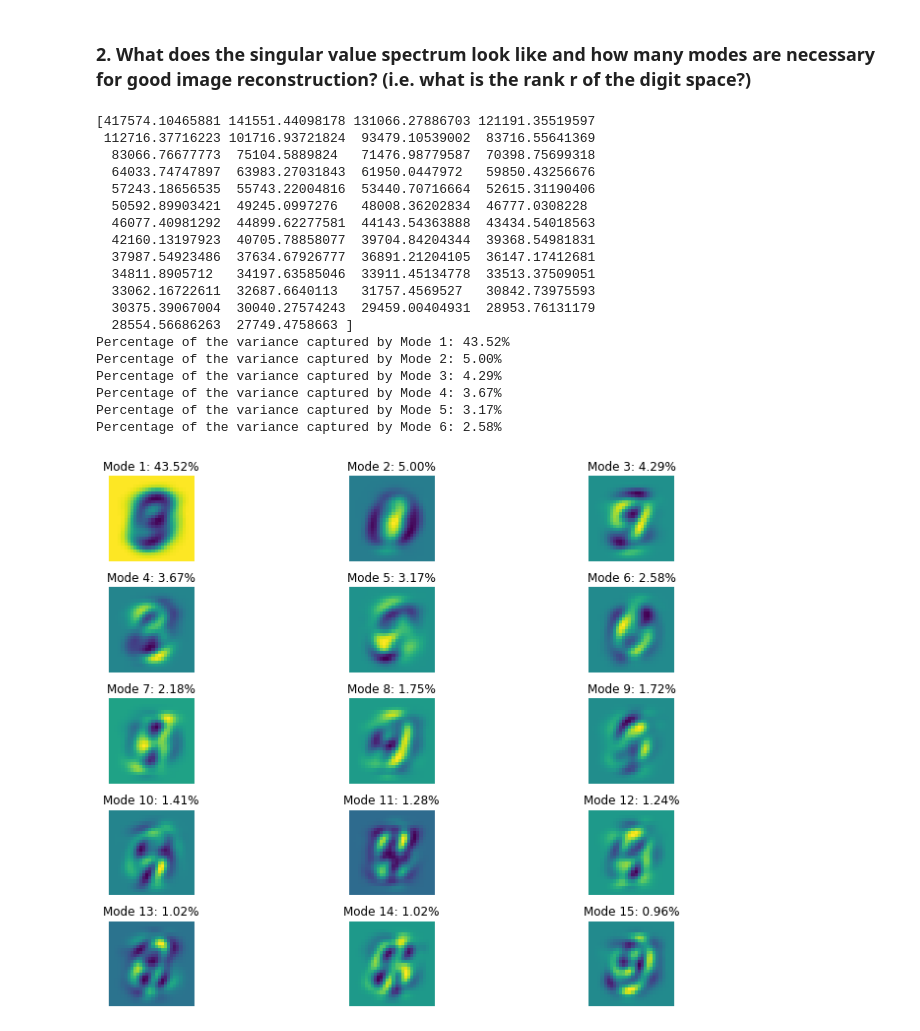
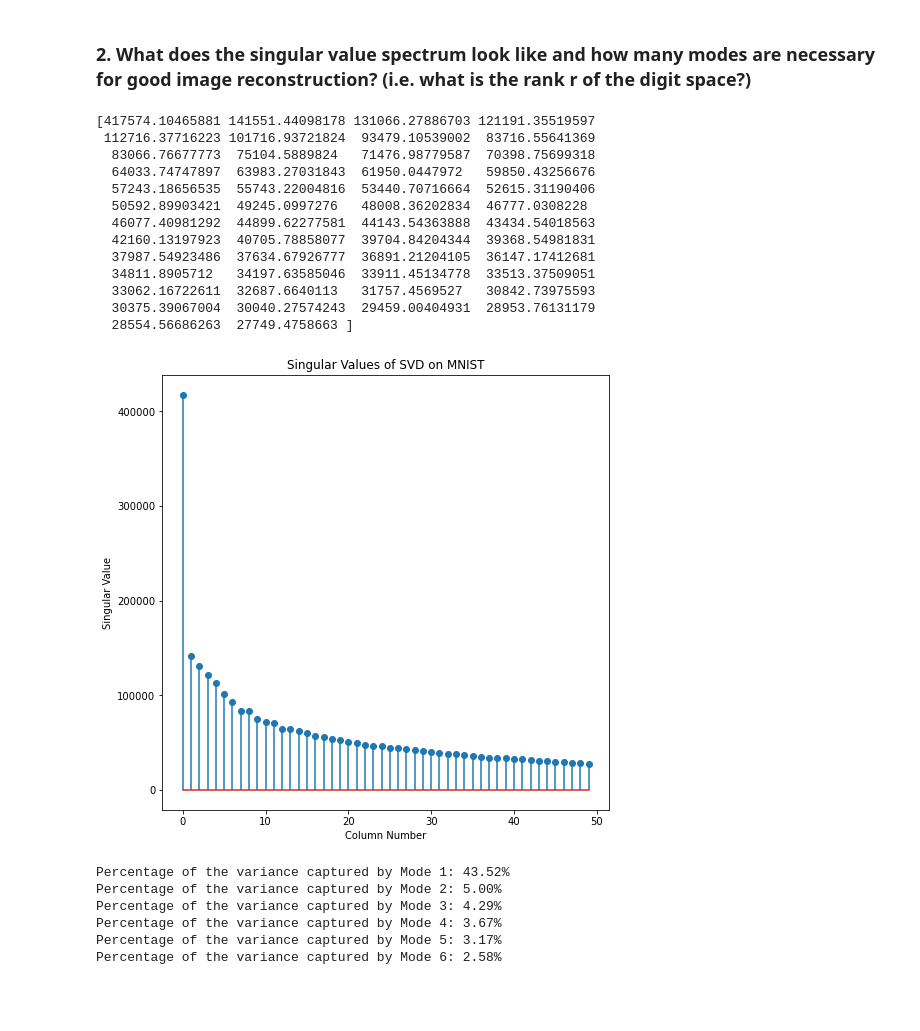
Before and after one commit to ewan-lister/EE-399, a Jupyter notebook: Homework/HW3/HW3_Code.ipynb, the cells around one changed output. Drawn from its saved outputs; the diff is of its cells as text; code cells hidden in the pictures; blank space fills up the shorter version.

Commit message:
Added some more images

```diff
--- a/Homework/HW3/HW3_Code.ipynb
+++ b/Homework/HW3/HW3_Code.ipynb
@@ -37,26 +37,23 @@ U, S, Vt = np.linalg.svd(data, full_matrices=False)
 # %% [markdown]
 ### 2. What does the singular value spectrum look like and how many modes are necessary for good image reconstruction? (i.e. what is the rank r of the digit space?)
 # %%
+# initialize white facecolor for plots
+w = 'white'
+
 # print first 50 singular values
 print(S[0:50])
 
 # Plot singular values
 plt.figure(figsize=(8, 8))
-plt.stem(np.arange(0, S.size), S, cmap='viridis')
-plt.colorbar()
+plt.stem(np.arange(0, 50), S[0:50])
 
 # Set the title and axes labels
-plt.title('Correlation Matrix of Selected Images')
-plt.xlabel('Image Index')
-plt.ylabel('Image Index')
-
-# Adjust the axes range and ticks
-plt.xticks(np.arange(0, 10), image_indices)
-plt.yticks(np.arange(0, 10), image_indices)
-
+plt.title('Singular Values of SVD on MNIST')
+plt.xlabel('Column Number')
+plt.ylabel('Singular Value')
 
 # Show the plot
-plt.savefig('./Figures/correlation_matrix_10.jpg')
+plt.savefig('./Figures/first_50_singular_values.png', facecolor=w)
 plt.show()
 
 # Compute the total variance captured by all modes
@@ -69,40 +66,40 @@ variance_captured = (S ** 2) / total_variance_captured
 percentage_variance_captured = variance_captured * 100
 
 # Print the percentage of the variance captured by each mode
 for i in range(6):
     print("Percentage of the variance captured by Mode {}: {:.2f}%".format(i+1, percentage_variance_captured[i]))
 
 # Plot the first six modes as images
-fig, axs = plt.subplots(5, 3, figsize=(12, 8))
+fig, axs = plt.subplots(10, 3, figsize=(12, 8))
 
-for i in range(15):
+for i in range(30):
     row = i // 3
     col = i % 3
     axs[row, col].imshow(U[:, i].reshape(28, 28), cmap='viridis')
     axs[row, col].set_title('Mode {}: {:.2f}%'.format(i+1, percentage_variance_captured[i]))
     axs[row, col].axis('off')
 
 plt.tight_layout()
-plt.savefig('./Figures/first_6_modes.jpg')
+plt.savefig('./Figures/first_6_modes.jpg', facecolor=w)
 plt.show()
 # %% [output]
 [417574.10465881 141551.44098178 131066.27886703 121191.35519597
  112716.37716223 101716.93721824  93479.10539002  83716.55641369
   83066.76677773  75104.5889824   71476.98779587  70398.75699318
   64033.74747897  63983.27031843  61950.0447972   59850.43256676
   57243.18656535  55743.22004816  53440.70716664  52615.31190406
   50592.89903421  49245.0997276   48008.36202834  46777.0308228
   46077.40981292  44899.62277581  44143.54363888  43434.54018563
   42160.13197923  40705.78858077  39704.84204344  39368.54981831
   37987.54923486  37634.67926777  36891.21204105  36147.17412681
   34811.8905712   34197.63585046  33911.45134778  33513.37509051
   33062.16722611  32687.6640113   31757.4569527   30842.73975593
   30375.39067004  30040.27574243  29459.00404931  28953.76131179
   28554.56686263  27749.4758663 ]
-Percentage of the variance captured by Mode 1: 43.52%
-Percentage of the variance captured by Mode 2: 5.00%
-Percentage of the variance captured by Mode 3: 4.29%
-Percentage of the variance captured by Mode 4: 3.67%
-Percentage of the variance captured by Mode 5: 3.17%
-Percentage of the variance captured by Mode 6: 2.58%
-[figure, old version]
+[figure, new version]
+Percentage of the variance captured by Mode 1: 43.52%
+Percentage of the variance captured by Mode 2: 5.00%
+Percentage of the variance captured by Mode 3: 4.29%
+Percentage of the variance captured by Mode 4: 3.67%
+Percentage of the variance captured by Mode 5: 3.17%
+Percentage of the variance captured by Mode 6: 2.58%
```
Also changed, not shown: parts of 1 cell of this notebook, 3 other files.
